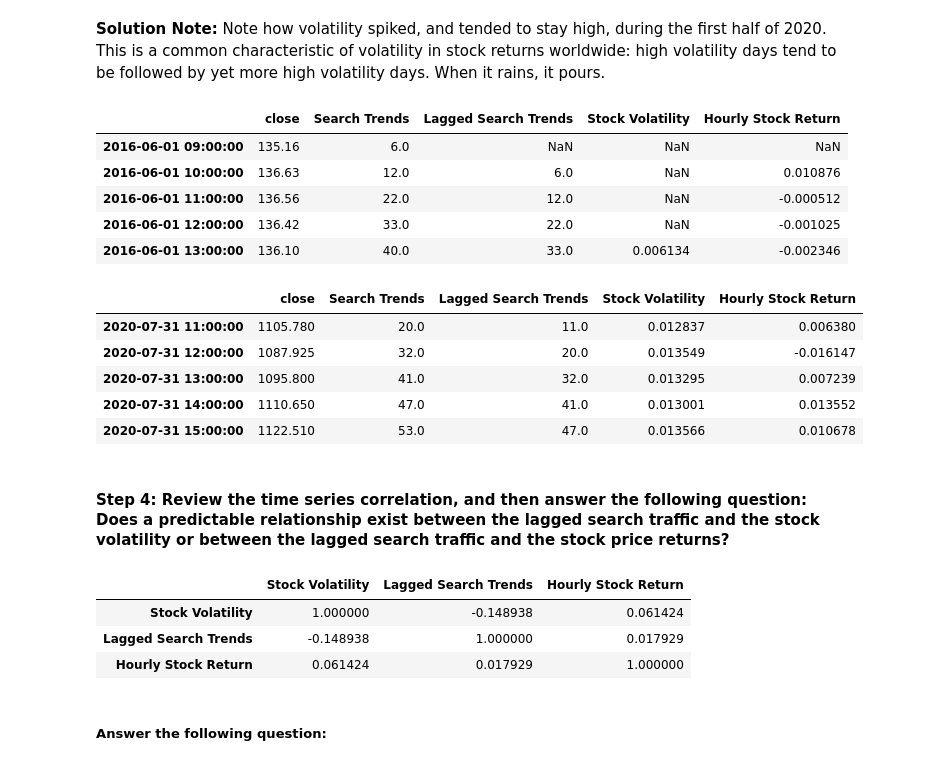
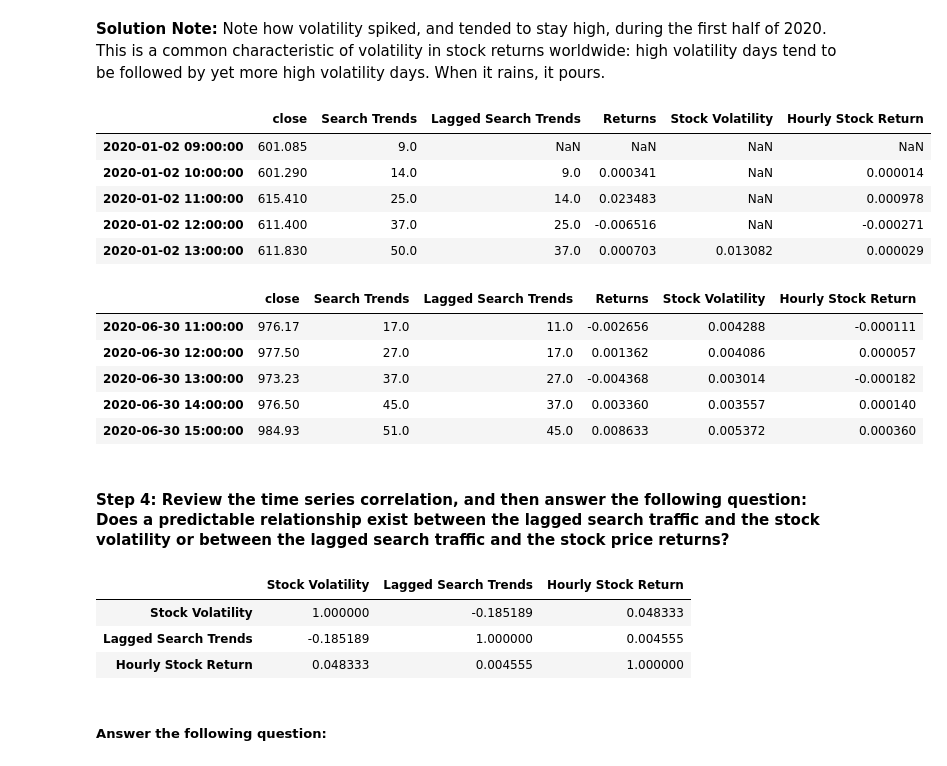
Before and after one commit to d3rp3tt3/prophet-challenge, a Jupyter notebook: forecasting_net_prophet.ipynb, the cells around one changed output. Saved outputs shown, nothing was run; the diff lists cells and outputs as text; code cells hidden in the pictures.

```diff
--- a/forecasting_net_prophet.ipynb
+++ b/forecasting_net_prophet.ipynb
@@ -279,10 +279,10 @@ display(combined_df)
 #### Step 2: Market events emerged during the year of 2020 that many companies found difficult. But, after the initial shock to global financial markets, new customers and revenue increased for e-commerce platforms. Slice the data to just the first half of 2020 (`2020-01` to `2020-06` in the DataFrame), and then plot the data. Do both time series indicate a common trend that’s consistent with this narrative?
 # %%
 # For the combined dataframe, slice to just the first half of 2020 (2020-01 through 2020-06)
-combined_df = combined_df.loc['2020-01':'2020-06']
+df_mercado_stock_trends = df_mercado_stock_trends.loc['2020-01':'2020-06']
 
 # View the first and last five rows of first_half_2020 DataFrame
-display(combined_df)
+display(df_mercado_stock_trends)
 # %% [output]
 |  | close | Search Trends |
 | 2020-01-02 09:00:00 | 601.085 | 9.0 |
@@ -323,8 +323,8 @@ array([<Axes: >, <Axes: >], dtype=object)
 # %%
 # Create a new column in the mercado_stock_trends_df DataFrame called Lagged Search Trends
 # This column should shift the Search Trends information by one hour
-combined_df['Lagged Search Trends'] = combined_df['Search Trends'].shift(periods=1, freq='H')
-display(combined_df)
+df_mercado_stock_trends['Lagged Search Trends'] = df_mercado_stock_trends['Search Trends'].shift(periods=1, freq='H')
+display(df_mercado_stock_trends)
 # %% [output]
 |  | close | Search Trends | Lagged Search Trends |
 | 2020-01-02 09:00:00 | 601.085 | 9.0 | NaN |
@@ -344,13 +344,13 @@ display(combined_df)
 # This column should calculate the standard deviation of the closing stock price return data over a 4 period rolling window
 
 # Add a column to calculate the Returns
-combined_df['Returns'] = combined_df['close'].pct_change()
+df_mercado_stock_trends['Returns'] = df_mercado_stock_trends['close'].pct_change()
 
 # Calculate the standard deviation of the returns over a 4-period rolling window
-combined_df['Stock Volatility'] = combined_df['close'].pct_change().rolling(window=4).std()
+df_mercado_stock_trends['Stock Volatility'] = df_mercado_stock_trends['close'].pct_change().rolling(window=4).std()
 
 # View the first few rows of the DataFrame to verify the new column
-display(combined_df)
+display(df_mercado_stock_trends)
 # %% [output]
 |  | close | Search Trends | Lagged Search Trends | Returns | Stock Volatility |
 | 2020-01-02 09:00:00 | 601.085 | 9.0 | NaN | NaN | NaN |
@@ -376,31 +376,34 @@ combined_df.plot()
 # %%
 # Create a new column in the mercado_stock_trends_df DataFrame called Hourly Stock Return
 # This column should calculate hourly return percentage of the closing price
+df_mercado_stock_trends['Hourly Stock Return'] = df_mercado_stock_trends['Returns']/24
 # %%
 # View the first and last five rows of the mercado_stock_trends_df DataFrame
+display(df_mercado_stock_trends.head())
+display(df_mercado_stock_trends.tail())
 # %% [output]
-|  | close | Search Trends | Lagged Search Trends | Stock Volatility | Hourly Stock Return |
-| 2016-06-01 09:00:00 | 135.16 | 6.0 | NaN | NaN | NaN |
-| 2016-06-01 10:00:00 | 136.63 | 12.0 | 6.0 | NaN | 0.010876 |
-| 2016-06-01 11:00:00 | 136.56 | 22.0 | 12.0 | NaN | -0.000512 |
-| 2016-06-01 12:00:00 | 136.42 | 33.0 | 22.0 | NaN | -0.001025 |
-| 2016-06-01 13:00:00 | 136.10 | 40.0 | 33.0 | 0.006134 | -0.002346 |
+|  | close | Search Trends | Lagged Search Trends | Returns | Stock Volatility | Hourly Stock Return |
+| 2020-01-02 09:00:00 | 601.085 | 9.0 | NaN | NaN | NaN | NaN |
+| 2020-01-02 10:00:00 | 601.290 | 14.0 | 9.0 | 0.000341 | NaN | 0.000014 |
+| 2020-01-02 11:00:00 | 615.410 | 25.0 | 14.0 | 0.023483 | NaN | 0.000978 |
+| 2020-01-02 12:00:00 | 611.400 | 37.0 | 25.0 | -0.006516 | NaN | -0.000271 |
+| 2020-01-02 13:00:00 | 611.830 | 50.0 | 37.0 | 0.000703 | 0.013082 | 0.000029 |
-|  | close | Search Trends | Lagged Search Trends | Stock Volatility | Hourly Stock Return |
-| 2020-07-31 11:00:00 | 1105.780 | 20.0 | 11.0 | 0.012837 | 0.006380 |
-| 2020-07-31 12:00:00 | 1087.925 | 32.0 | 20.0 | 0.013549 | -0.016147 |
-| 2020-07-31 13:00:00 | 1095.800 | 41.0 | 32.0 | 0.013295 | 0.007239 |
-| 2020-07-31 14:00:00 | 1110.650 | 47.0 | 41.0 | 0.013001 | 0.013552 |
-| 2020-07-31 15:00:00 | 1122.510 | 53.0 | 47.0 | 0.013566 | 0.010678 |
+|  | close | Search Trends | Lagged Search Trends | Returns | Stock Volatility | Hourly Stock Return |
+| 2020-06-30 11:00:00 | 976.17 | 17.0 | 11.0 | -0.002656 | 0.004288 | -0.000111 |
+| 2020-06-30 12:00:00 | 977.50 | 27.0 | 17.0 | 0.001362 | 0.004086 | 0.000057 |
+| 2020-06-30 13:00:00 | 973.23 | 37.0 | 27.0 | -0.004368 | 0.003014 | -0.000182 |
+| 2020-06-30 14:00:00 | 976.50 | 45.0 | 37.0 | 0.003360 | 0.003557 | 0.000140 |
+| 2020-06-30 15:00:00 | 984.93 | 51.0 | 45.0 | 0.008633 | 0.005372 | 0.000360 |
 # %% [markdown]
 #### Step 4: Review the time series correlation, and then answer the following question: Does a predictable relationship exist between the lagged search traffic and the stock volatility or between the lagged search traffic and the stock price returns?
 # %%
 # Construct correlation table of Stock Volatility, Lagged Search Trends, and Hourly Stock Return
-mercado_stock_trends_df[['Stock Volatility', 'Lagged Search Trends', 'Hourly Stock Return']].corr()
+df_mercado_stock_trends[['Stock Volatility', 'Lagged Search Trends', 'Hourly Stock Return']].corr()
 # %% [output]
 |  | Stock Volatility | Lagged Search Trends | Hourly Stock Return |
-| Stock Volatility | 1.000000 | -0.148938 | 0.061424 |
-| Lagged Search Trends | -0.148938 | 1.000000 | 0.017929 |
-| Hourly Stock Return | 0.061424 | 0.017929 | 1.000000 |
+| Stock Volatility | 1.000000 | -0.185189 | 0.048333 |
+| Lagged Search Trends | -0.185189 | 1.000000 | 0.004555 |
+| Hourly Stock Return | 0.048333 | 0.004555 | 1.000000 |
 # %% [markdown]
 ##### Answer the following question:
 # %% [markdown]
```
Also changed, not shown: parts of 13 cells of this notebook.
